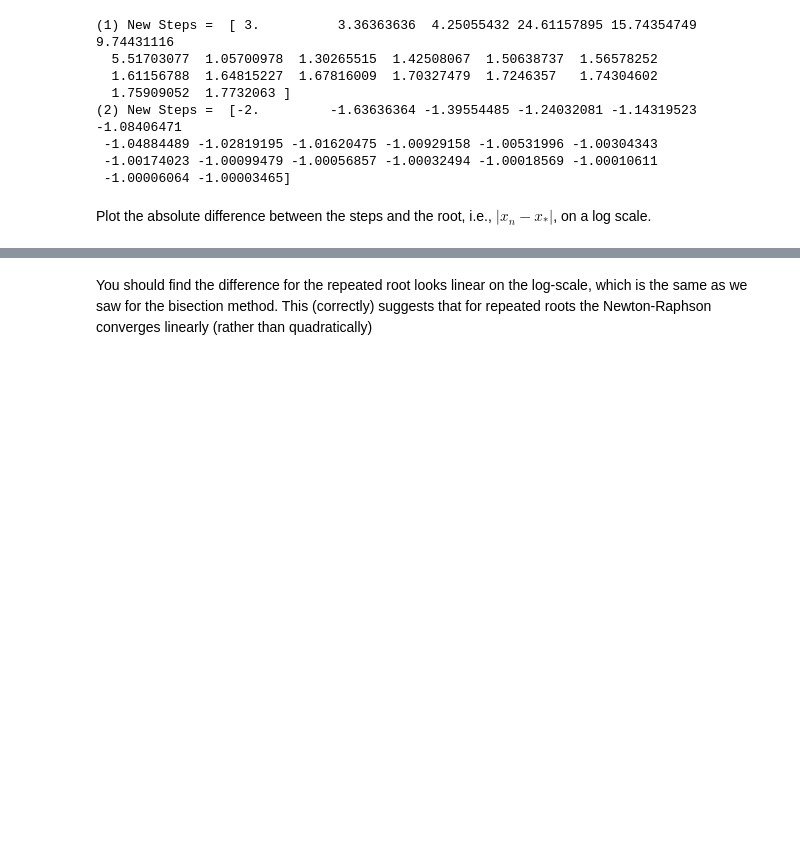
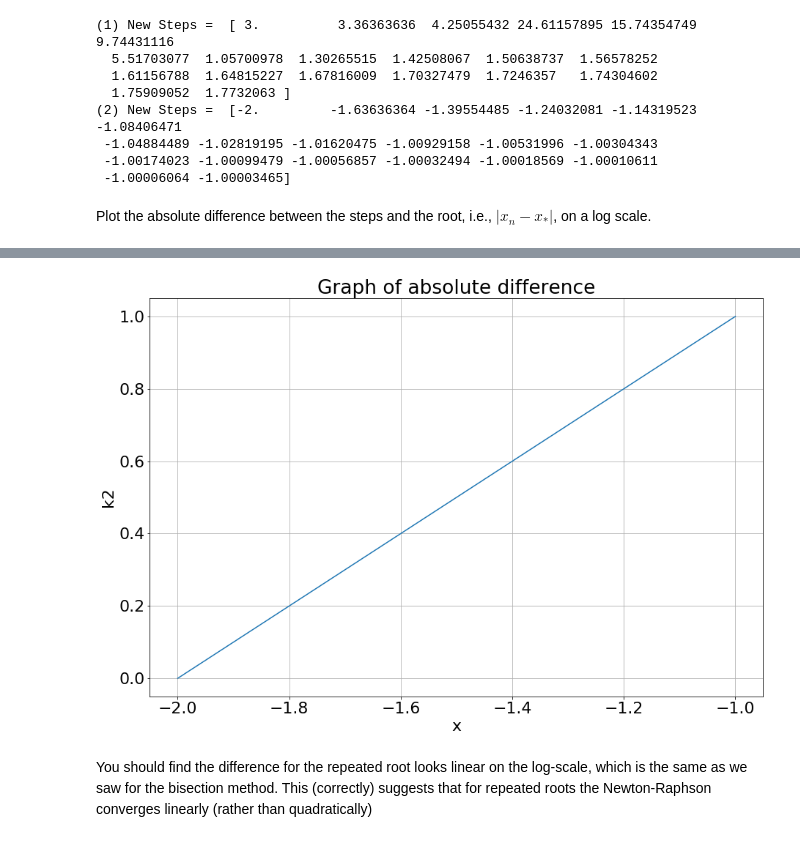
Before and after one commit to Saoirse-M-MacLaughlin/ACM20030-assignments, a Jupyter notebook: Assignment 2 - 18306281-checkpoint.ipynb, the cells around one changed output, grey strips where cells are left out. Cells and saved outputs as stored; diff of their text form; code cells hidden in the pictures; blank space fills up the shorter version.

```diff
--- a/Assignment 2 - 18306281-checkpoint.ipynb
+++ b/Assignment 2 - 18306281-checkpoint.ipynb
@@ -476,3 +457,17 @@ ValueError: x and y must have same first dimension, but have shapes (50,) and (2
+# %%
+## plotting absolute difference between steps and roots xo =-2
+k2 = FindRootNewtonRaphsonSteps(g, dg, -2, 1e-12)
+
+y = (abs(k2+2))
+x = k2
+
+plt.plot(x,y)
+plt.title ('Graph of absolute difference')
+plt.xlabel('x')
+plt.ylabel('k2')
+plt.grid(True)
+# %% [output]
+[figure, added]
 # %% [markdown]
 You should find the difference for the repeated root looks linear on the log-scale, which is the same as we saw for the bisection method. This (correctly) suggests that for repeated roots the Newton-Raphson converges linearly (rather than quadratically)
 # %% [markdown]
```
Also changed, not shown: parts of 4 cells of this notebook.
